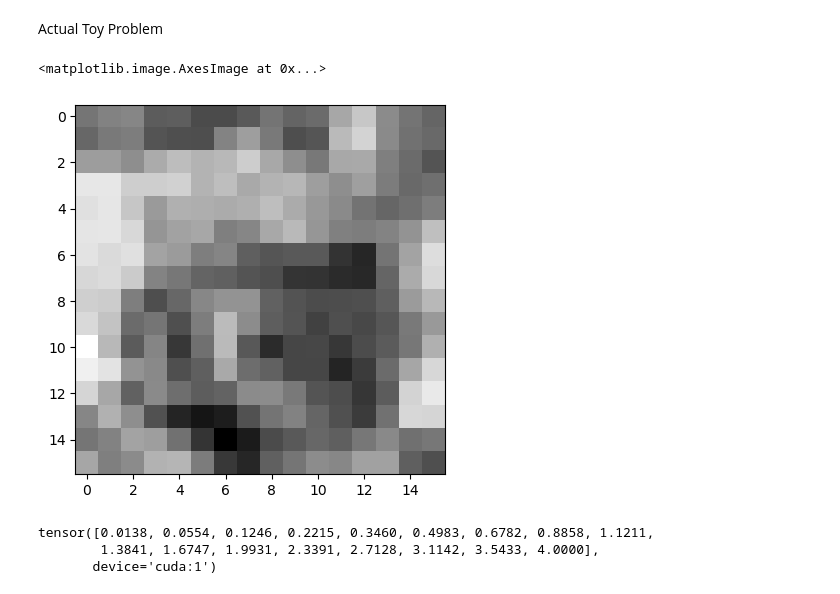
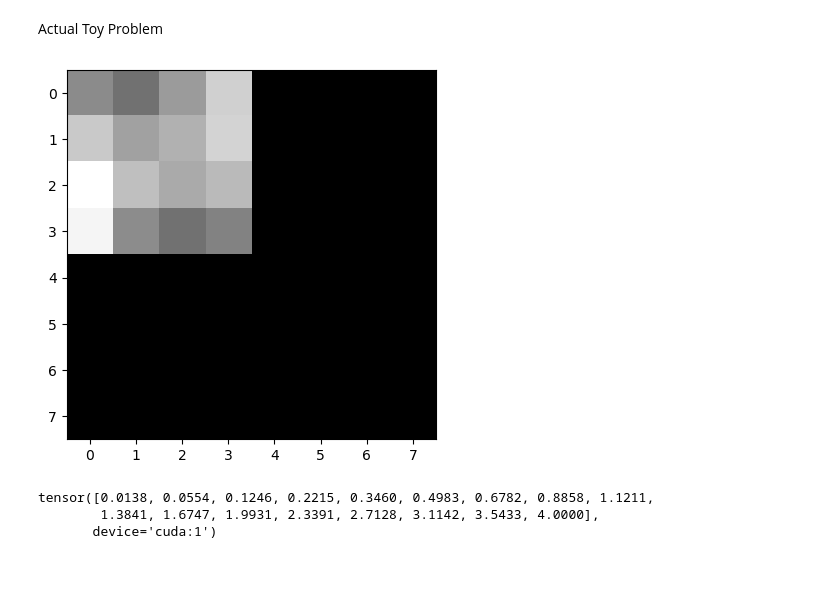
Before and after one commit to antony-zhao/182-final-project, a Jupyter notebook: 182proj_4.ipynb, the cells around one changed output. Drawn from its saved outputs; the diff is of its cells as text; code cells hidden in the pictures.

```diff
--- a/182proj_4.ipynb
+++ b/182proj_4.ipynb
@@ -320,10 +320,10 @@ def anneal_lr(optim, lr, update, num_updates, transition_step=1000):
         new_lr = max(0, 0.5 * lr * frac) # max probably unneccesary but better than having a negative
     optim.param_groups[0]["lr"] = new_lr
 # %%
-plt.imshow(to_numpy(sample_image_set(cifar_small, 1, 4, 32))[0, 0, 0], cmap='gray')
+plt.imshow(to_numpy(sample_image_set(cifar_mini, 1, 4, 4))[0, 0, 0], cmap='gray')
+plt.savefig('masked_cifar.png')
 # %% [output]
-<matplotlib.image.AxesImage at 0x...>
-[figure, old version]
+[figure, new version]
 # %%
 total_updates = 500000
 increase_after = 5000
```
Also changed, not shown: 11 other files.
